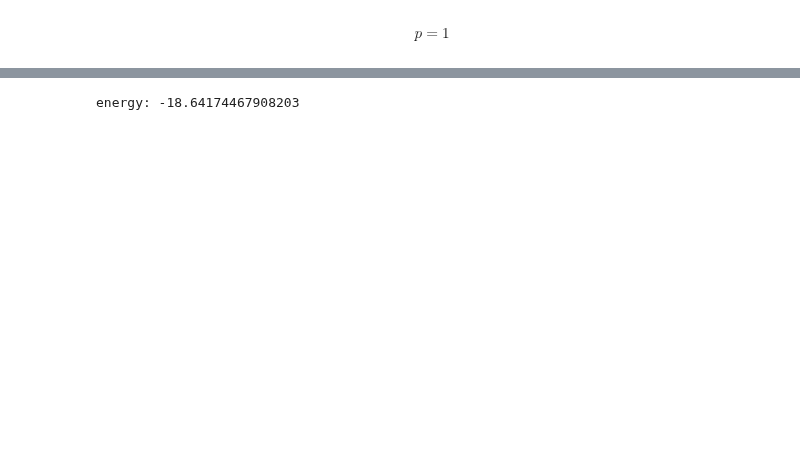
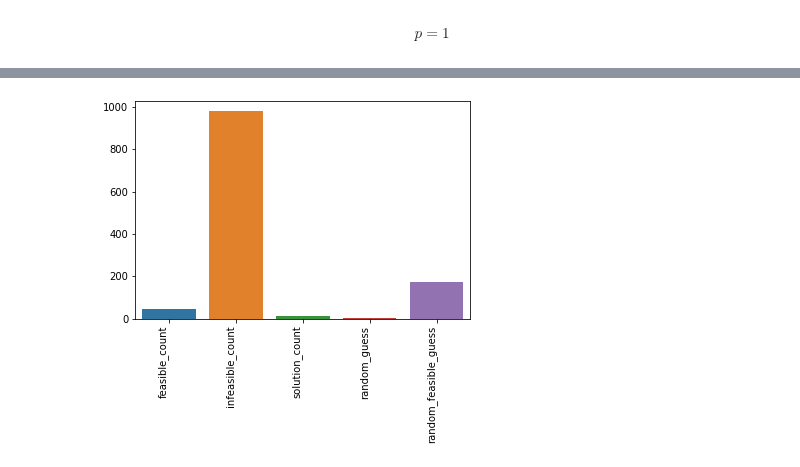
Before and after one commit to vivekkatial/HAQC, a Jupyter notebook: notebooks/06-allocating-budgets-to-tsp-optimisation.ipynb, the cells around one changed output, grey strips where cells are left out. Drawn from its saved outputs; the diff is of its cells as text; code cells hidden in the pictures; blank space fills up the shorter version.

```diff
--- a/notebooks/06-allocating-budgets-to-tsp-optimisation.ipynb
+++ b/notebooks/06-allocating-budgets-to-tsp-optimisation.ipynb
@@ -362,4 +390,39 @@ tsp.get_tsp_solution(x)
 # %%
-print('energy:', result.eigenvalue.real)
+plt.clf()
+feasible_count = 0
+infeasible_count = 0
+solution_count = 0
+feasibility_results = {
+    "feasible_count": None,
+    "infeasible_count": None,
+    "solution_count": None,
+    "random_guess": None
+}
+
+num_feasible = len([x for x in result.eigenstate.keys() if tsp.tsp_feasible(x)])
+
+for state in result.eigenstate.keys():
+    x = sample_most_likely(exact_result.eigenstate)
+    exact_sol_state = ''.join([str(i) for i in x])
+    if tsp.tsp_feasible(state):
+        feasible_count += result.eigenstate[state]
+    else:
+        infeasible_count += result.eigenstate[state]
+    if exact_sol_state == state:
+        solution_count = result.eigenstate[state]
+
+feasibility_results["feasible_count"]=feasible_count
+feasibility_results["infeasible_count"]=infeasible_count
+feasibility_results["solution_count"]=solution_count
+feasibility_results["random_guess"]=(feasible_count+infeasible_count)/2**num_qubits
+feasibility_results["random_feasible_guess"]=(feasible_count+infeasible_count)/num_feasible
+keys = list(feasibility_results.keys())
+# # get values in the same order as keys, and parse percentage values
+vals = [feasibility_results[k] for k in keys]
+feasible_plot = sns.barplot(x=keys, y=vals)
+feasible_plot.set_xticklabels(feasible_plot.get_xticklabels(),
+                          rotation=90,
+                          horizontalalignment='right')
+plt.show()
 # %% [output]
-energy: -18.64174467908203
+[figure, added]
```
Also changed, not shown: parts of 16 cells of this notebook.
